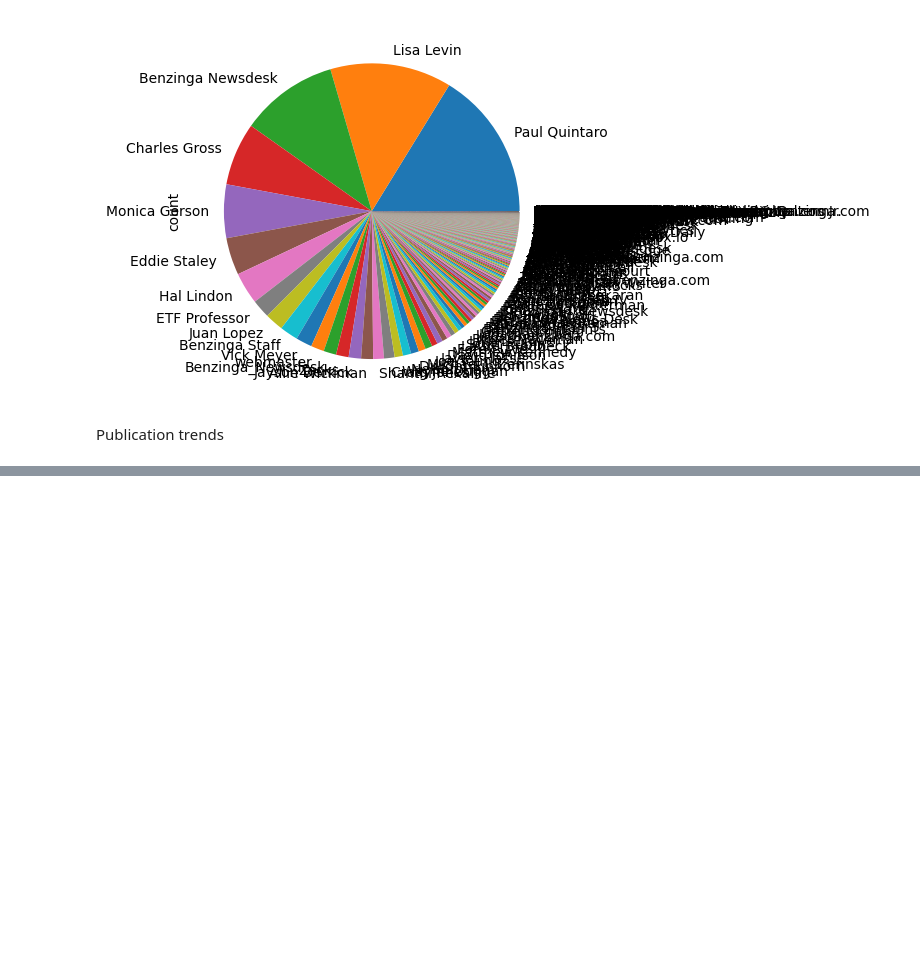
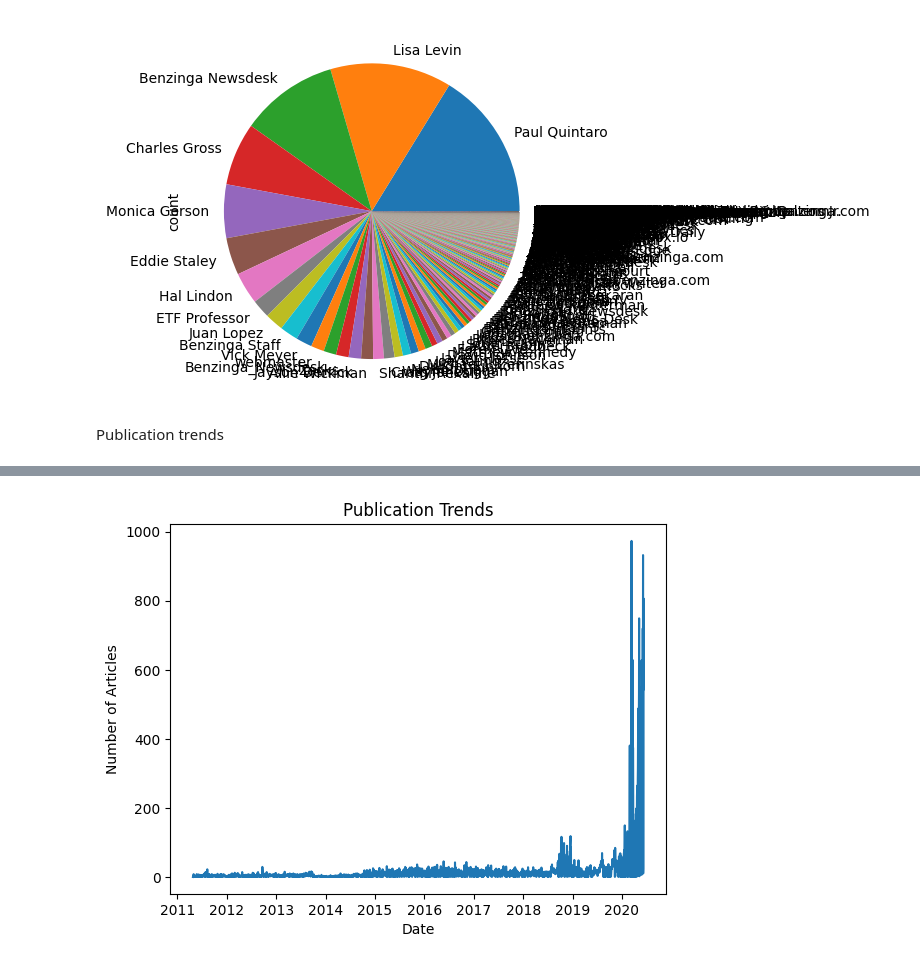
Before and after one commit to yishakk/Week-1---Nova-Financial-Insights, a Jupyter notebook: notebooks/descriptive_statistics.ipynb, the cells around one changed output, grey strips where cells are left out. Drawn from its saved outputs; the diff is of its cells as text; code cells hidden in the pictures; blank space fills up the shorter version.

Commit message:
descriptive statistics error fix

```diff
--- a/notebooks/descriptive_statistics.ipynb
+++ b/notebooks/descriptive_statistics.ipynb
@@ -33,8 +33,12 @@ plt.show()
 # %% [markdown]
 Publication trends
 # %%
-df['date'] = pd.to_datetime(df['date'])
+df['date'] = pd.to_datetime(df['date'], errors='coerce')
+df = df.dropna(subset=['date'])
 publication_trends = df.groupby(df['date'].dt.date).size()
 publication_trends.plot()
+plt.xlabel('Date')
+plt.ylabel('Number of Articles')
+plt.title('Publication Trends')
 plt.show()
 # %% [output]
@@ -44,0 +51 @@ ValueError: time data "2020-05-22 00:00:00" doesn't match format "%Y-%m-%d %H:%M
+[figure, added]
```
Also changed, not shown: parts of 1 cell of this notebook.
